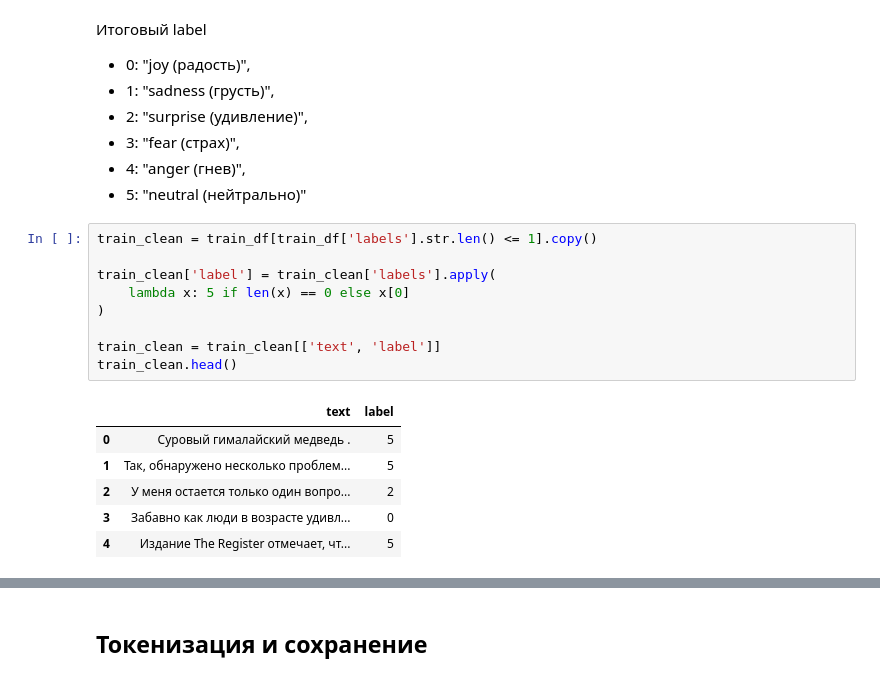
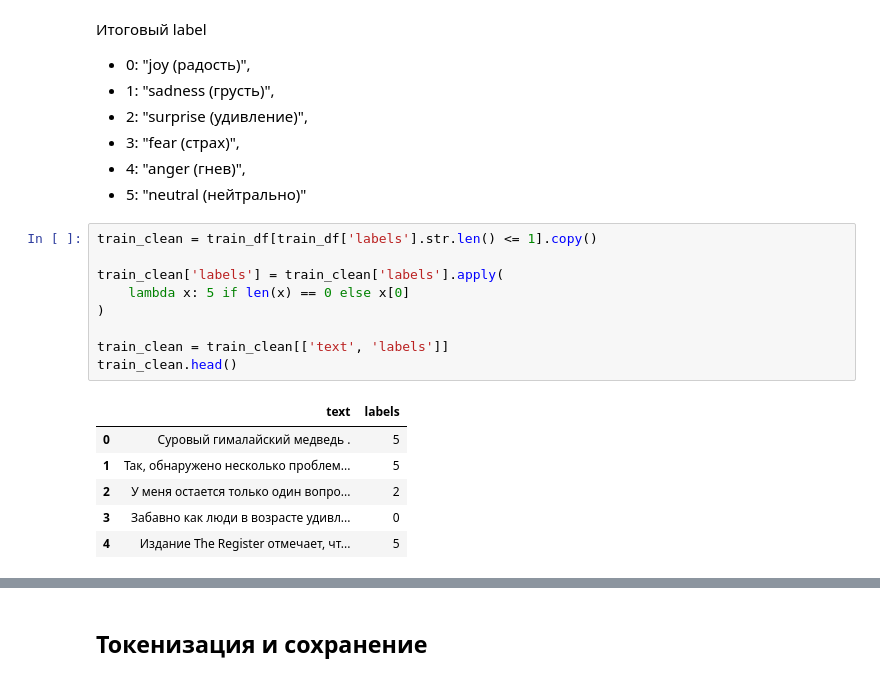
Before and after one commit to plahotinandrei/EmotionDetectionBERT, a Jupyter notebook: notebooks/eda.ipynb, the cells around one changed output, grey strips where cells are left out. Cells and saved outputs as stored; diff of their text form.

```diff
--- a/notebooks/eda.ipynb
+++ b/notebooks/eda.ipynb
@@ -116,14 +116,14 @@ pd.reset_option('display.max_colwidth')
 # %%
 train_clean = train_df[train_df['labels'].str.len() <= 1].copy()
 
-train_clean['label'] = train_clean['labels'].apply(
+train_clean['labels'] = train_clean['labels'].apply(
     lambda x: 5 if len(x) == 0 else x[0]
 )
 
-train_clean = train_clean[['text', 'label']]
+train_clean = train_clean[['text', 'labels']]
 train_clean.head()
 # %% [output]
-|  | text | label |
+|  | text | labels |
 | 0 | Суровый гималайский медведь . | 5 |
 | 1 | Так, обнаружено несколько проблем... | 5 |
 | 2 | У меня остается только один вопро... | 2 |
```
Also changed, not shown: parts of 2 cells of this notebook.
